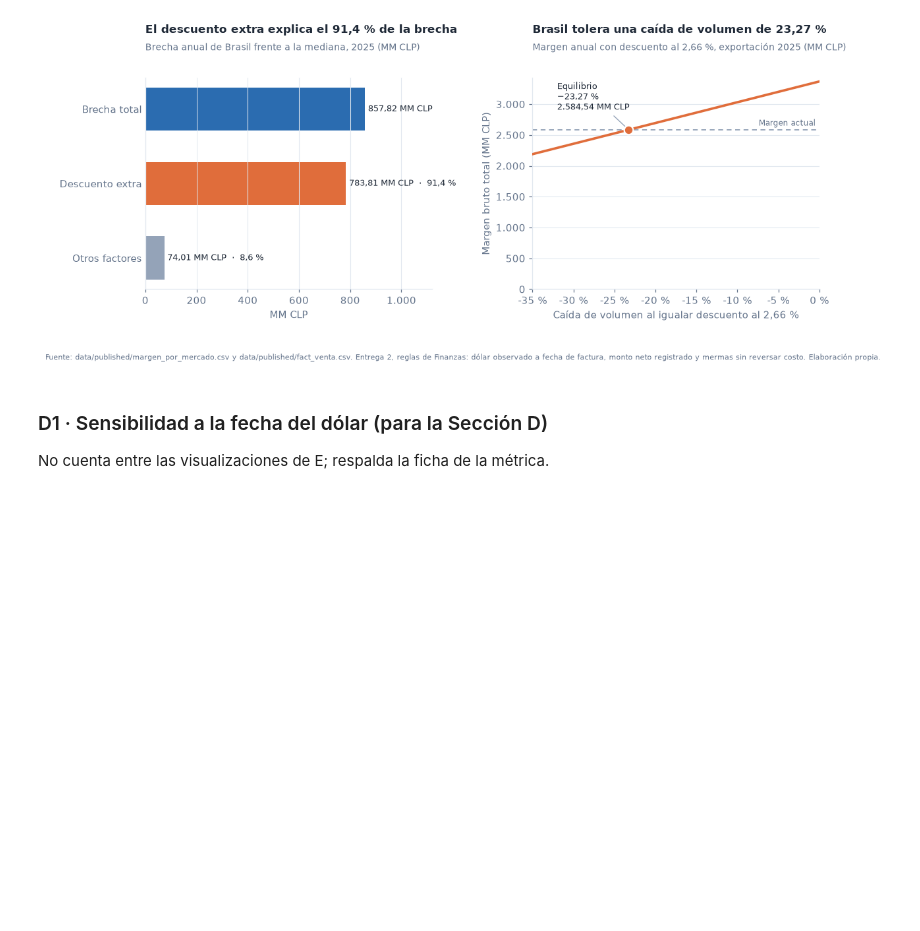
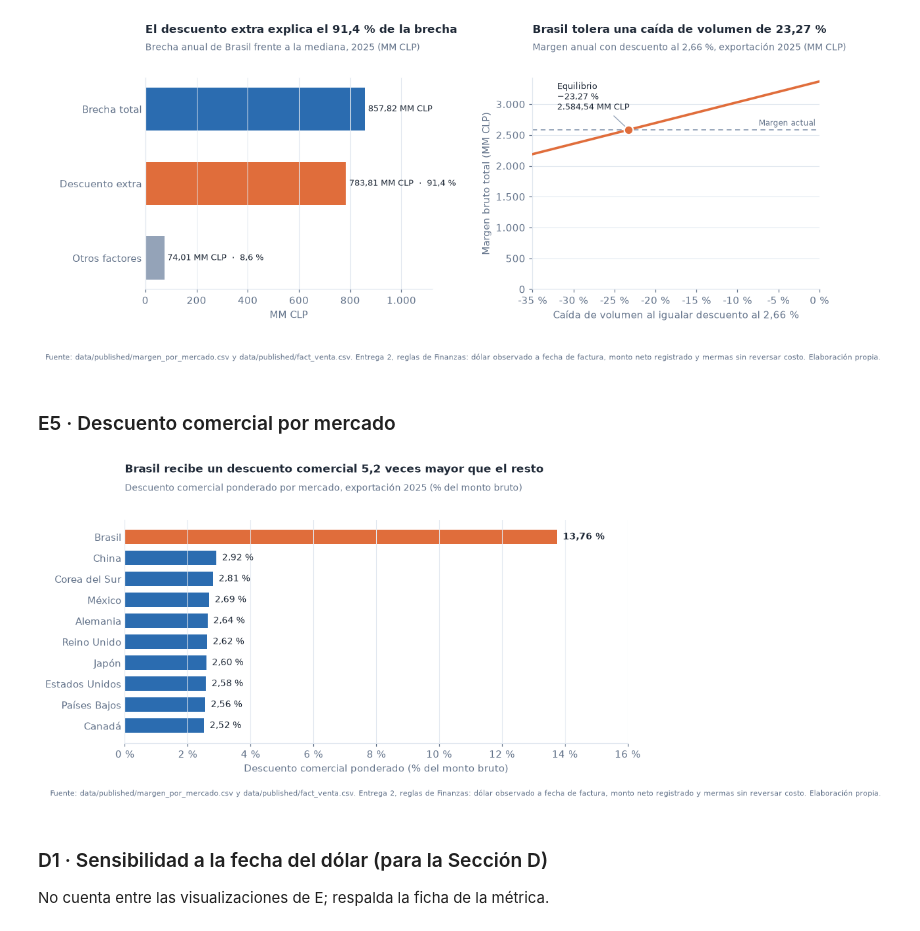
Before and after one commit to mtombolini/vina-vallehondo-bi, a Jupyter notebook: notebooks/05_evidencia_recomendacion.ipynb, the cells around one changed output. Cells and saved outputs as stored; diff of their text form; code cells hidden in the pictures; blank space fills up the shorter version.

Commit message:
Comparación descuento comercial

```diff
--- a/notebooks/05_evidencia_recomendacion.ipynb
+++ b/notebooks/05_evidencia_recomendacion.ipynb
@@ -384,6 +384,44 @@ pie(fig)
 plt.show()
 # %% [output]
 [figure]
+# %% [markdown]
+### E5 · Descuento comercial por mercado
+# %%
+orden_descuento = por_mercado.sort_values("descuento_pct")
+fig, ax = plt.subplots(figsize=(9, 5))
+colores_descuento = [NARANJA if pais == "Brasil" else AZUL for pais in orden_descuento.index]
+barras = ax.barh(
+    orden_descuento.index,
+    orden_descuento["descuento_pct"],
+    left=np.zeros(len(orden_descuento)),
+    color=colores_descuento,
+    height=0.68,
+)
+for pais, barra, valor in zip(orden_descuento.index, barras, orden_descuento["descuento_pct"]):
+    ax.text(
+        valor + 0.18,
+        barra.get_y() + barra.get_height() / 2,
+        f"{num(valor, 2)} %",
+        va="center",
+        fontsize=9,
+        color=TEXTO,
+        fontweight="bold" if pais == "Brasil" else "normal",
+    )
+ax.set_xlim(0, 16)
+ax.xaxis.set_major_formatter(FuncFormatter(lambda x, _: f"{num(x, 0)} %"))
+ax.set_xlabel("Descuento comercial ponderado (% del monto bruto)")
+ax.grid(axis="x")
+ax.tick_params(axis="y", length=0)
+titulo_dos_lineas(
+    ax,
+    f"Brasil recibe un descuento comercial {num(desc_br_pct / tasa_descuento_resto, 1)} veces mayor que el resto",
+    "Descuento comercial ponderado por mercado, exportación 2025 (% del monto bruto)",
+)
+fig.subplots_adjust(top=0.78, bottom=0.16)
+pie(fig)
+plt.show()
+# %% [output]
+[figure, added]
 # %% [markdown]
 ### D1 · Sensibilidad a la fecha del dólar (para la Sección D)
 
```
Also changed, not shown: parts of 1 cell of this notebook.
